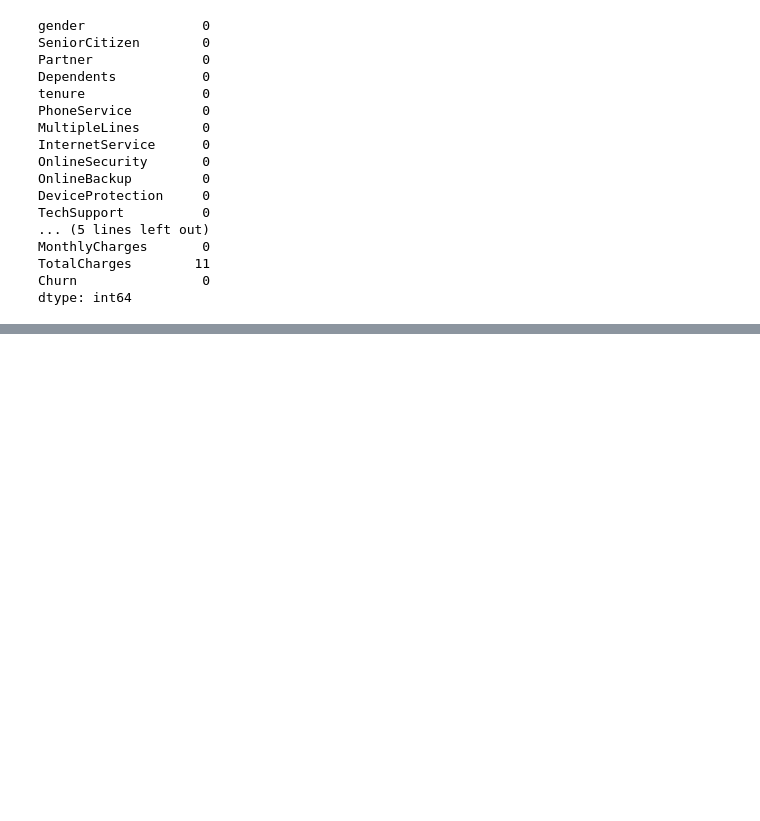
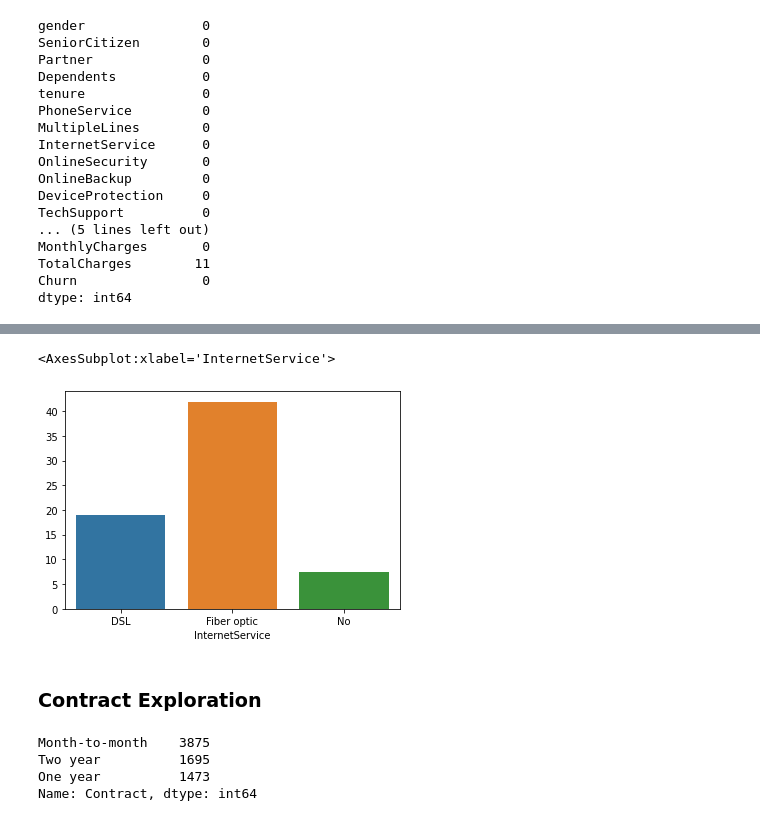
Before and after one commit to ruwzeta/1009-Final-assignment, a Jupyter notebook: Final Assignment.ipynb, the cells around one changed output, grey strips where cells are left out. Saved outputs shown, nothing was run; the diff lists cells and outputs as text; code cells hidden in the pictures; blank space fills up the shorter version.

```diff
--- a/Final Assignment.ipynb
+++ b/Final Assignment.ipynb
@@ -147,0 +214,30 @@ Name: TotalCharges, Length: 6530, dtype: int64
+# %%
+df_grouped = df.groupby('InternetService').count()
+
+df_spilt_churn = pd.get_dummies(df['Churn'])
+df_spilt_churn_new = pd.concat([df, df_spilt_churn], axis=1)
+
+df_spilt_churn_new = df_spilt_churn_new.drop('Churn',axis=1)
+df_spilt_churn_new
+
+
+df_churngrouped =  df_spilt_churn_new.groupby('InternetService').sum()
+df_churngrouped
+
+
+df_internet_churned = 100* (df_churngrouped['Yes']/df_grouped['Churn'])
+
+
+sns.barplot(df_internet_churned.index,df_internet_churned)
+# %% [output]
+<AxesSubplot:xlabel='InternetService'>
+[figure, added]
+# %% [markdown]
+### Contract Exploration
+# %%
+df['Contract'].value_counts()
+# %% [output]
+Month-to-month    3875
+Two year          1695
+One year          1473
+Name: Contract, dtype: int64
```
Also changed, not shown: parts of 18 cells of this notebook, 1 other file.
